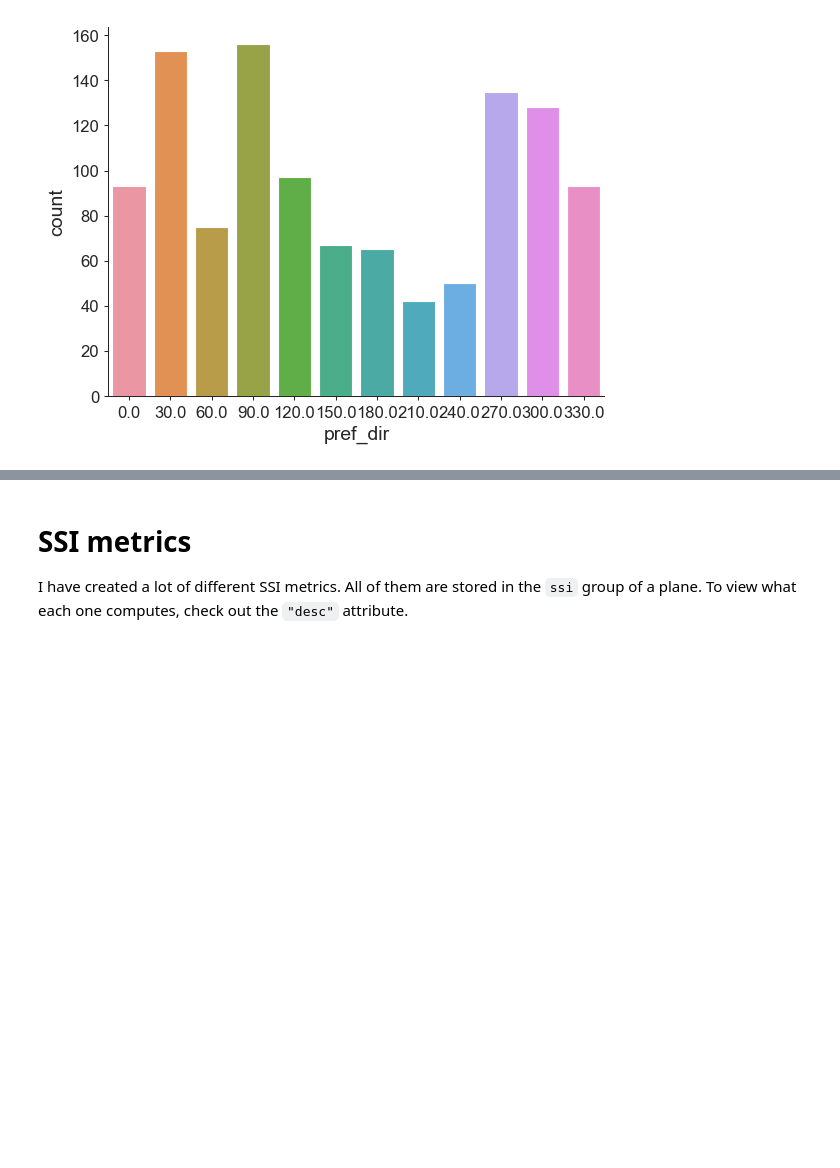
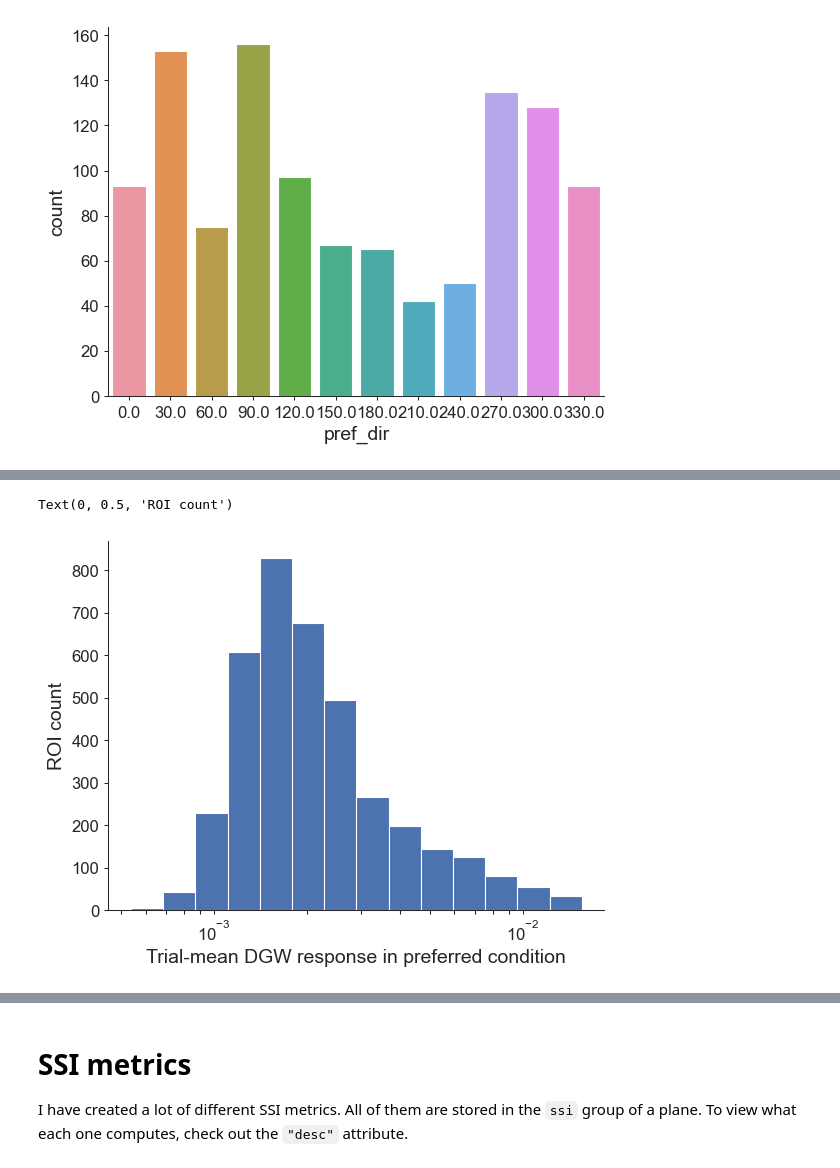
Before and after one commit to AllenInstitute/allen_v1dd, a Jupyter notebook: example_notebooks/03_example_h5_analyses.ipynb, the cells around one changed output, grey strips where cells are left out. Drawn from its saved outputs; the diff is of its cells as text; code cells hidden in the pictures; blank space fills up the shorter version.

```diff
--- a/example_notebooks/03_example_h5_analyses.ipynb
+++ b/example_notebooks/03_example_h5_analyses.ipynb
@@ -154,0 +295,11 @@ sns.countplot(data=metrics, x="pref_dir")
+# %%
+# Histogram of mean response
+nbins = 15
+logbins = np.geomspace(mean_trial_responses.min(), mean_blank_responses.max(), nbins)
+plt.hist(mean_trial_responses, bins=logbins)
+plt.xscale("log")
+plt.xlabel("Trial-mean DGW response in preferred condition")
+plt.ylabel("ROI count")
+# %% [output]
+Text(0, 0.5, 'ROI count')
+[figure, added]
```
Also changed, not shown: parts of 11 cells of this notebook, 2 other files.
